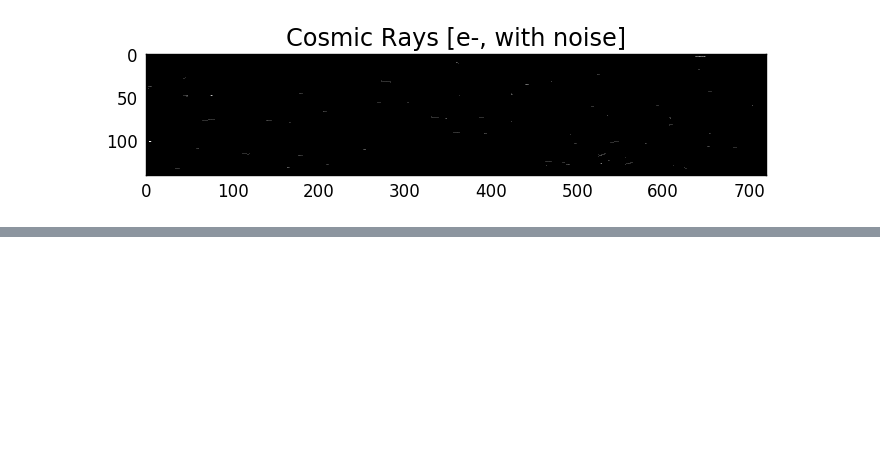
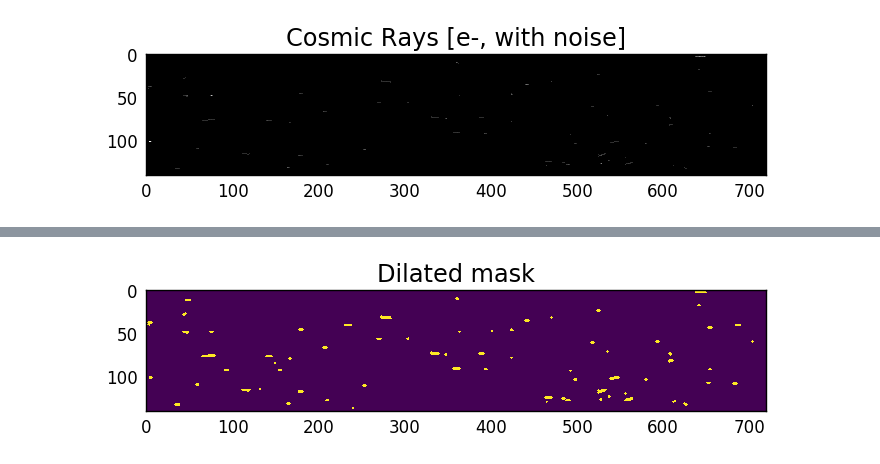
Before and after one commit to asierabreu/cosmics, a Jupyter notebook: analysis/bam_ralf/scrappy_test.ipynb, the cells around one changed output, grey strips where cells are left out. Saved outputs shown, nothing was run; the diff lists cells and outputs as text; code cells hidden in the pictures; blank space fills up the shorter version.

```diff
--- a/analysis/bam_ralf/scrappy_test.ipynb
+++ b/analysis/bam_ralf/scrappy_test.ipynb
@@ -102,0 +107,14 @@ Additionally, I need to find the conversion electrons -> keV
+# %%
+# binary dilation, though it might not be necessary
+
+#dilation_struct = np.ones((3,3))   # vertical, horiz. and diagonal neighbours
+dilation_struct = ndimage.generate_binary_structure(2, 1) # just horiz. and vertical
+
+dilmask = ndimage.morphology.binary_dilation(mask, structure=dilation_struct, iterations=1)
+#dilmask = mask
+
+plt.imshow(np.rot90(dilmask,1))
+plt.title("Dilated mask")
+plt.grid(False)
+# %% [output]
+[figure, added]
```
Also changed, not shown: parts of 21 cells of this notebook, 1 other file.
